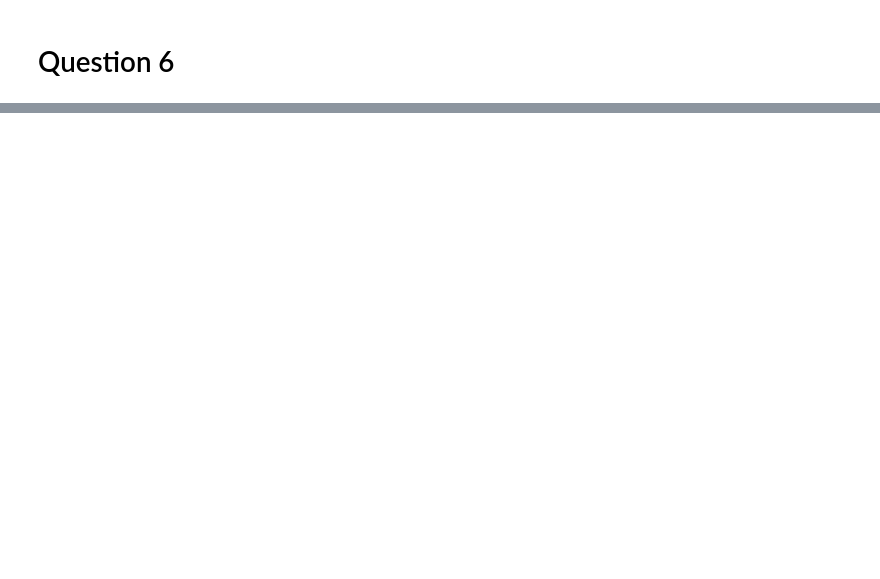
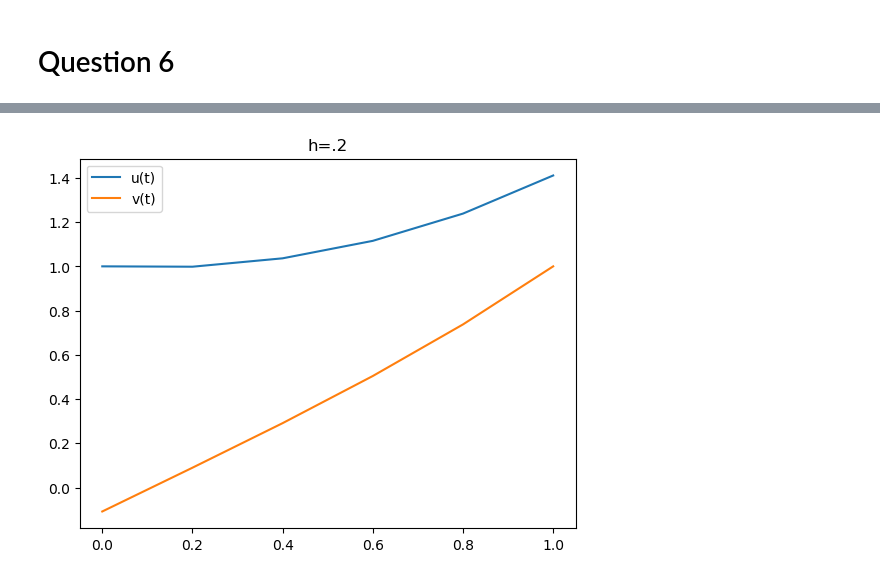
Before and after one commit to ericschulman/numerical, a Jupyter notebook: spring_hw3/homework3.ipynb, the cells around one changed output, grey strips where cells are left out. Saved outputs shown, nothing was run; the diff lists cells and outputs as text; code cells hidden in the pictures; blank space fills up the shorter version.

```diff
--- a/spring_hw3/homework3.ipynb
+++ b/spring_hw3/homework3.ipynb
@@ -186,0 +167,15 @@ PyObject <matplotlib.legend.Legend object at 0x...>
+# %%
+#do the richardson extrapolation
+h=.2
+#solve for the initial v0 using shooting
+eq(x) = 1-trajectory(x[1],xmin,xmax,h,f)[2,end]
+v0 = nlsolve(eq,[0.0])
+ys2 = trajectory(v0.zero[1],xmin,xmax,h,f)
+ts2  = collect(xmin:h:xmax)
+plot(ts2,ys2[1,:],label = "u(t)")
+plot(ts2,ys2[2,:],label = "v(t)")
+title("h=.2")
+legend()
+show()
+# %% [output]
+[figure, added]
```
Also changed, not shown: parts of 11 cells of this notebook.
